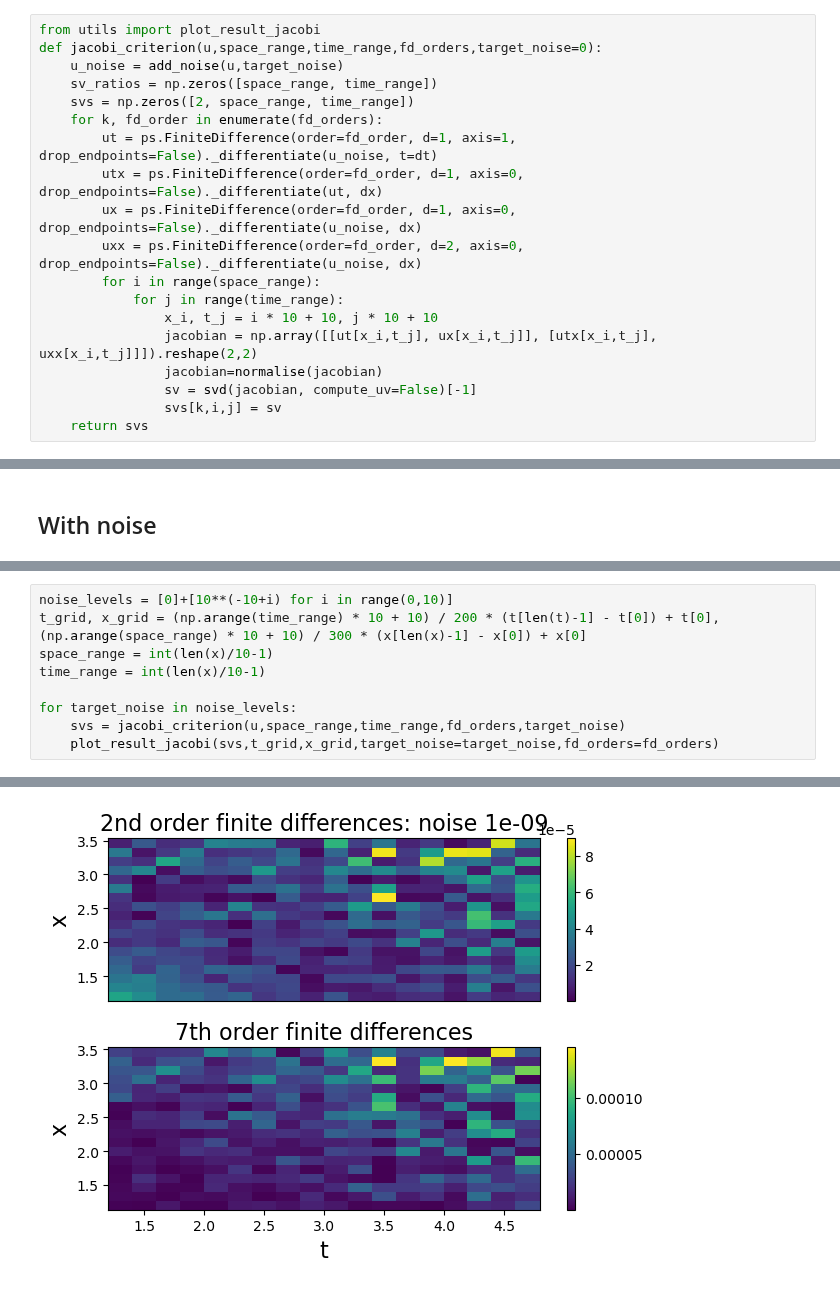
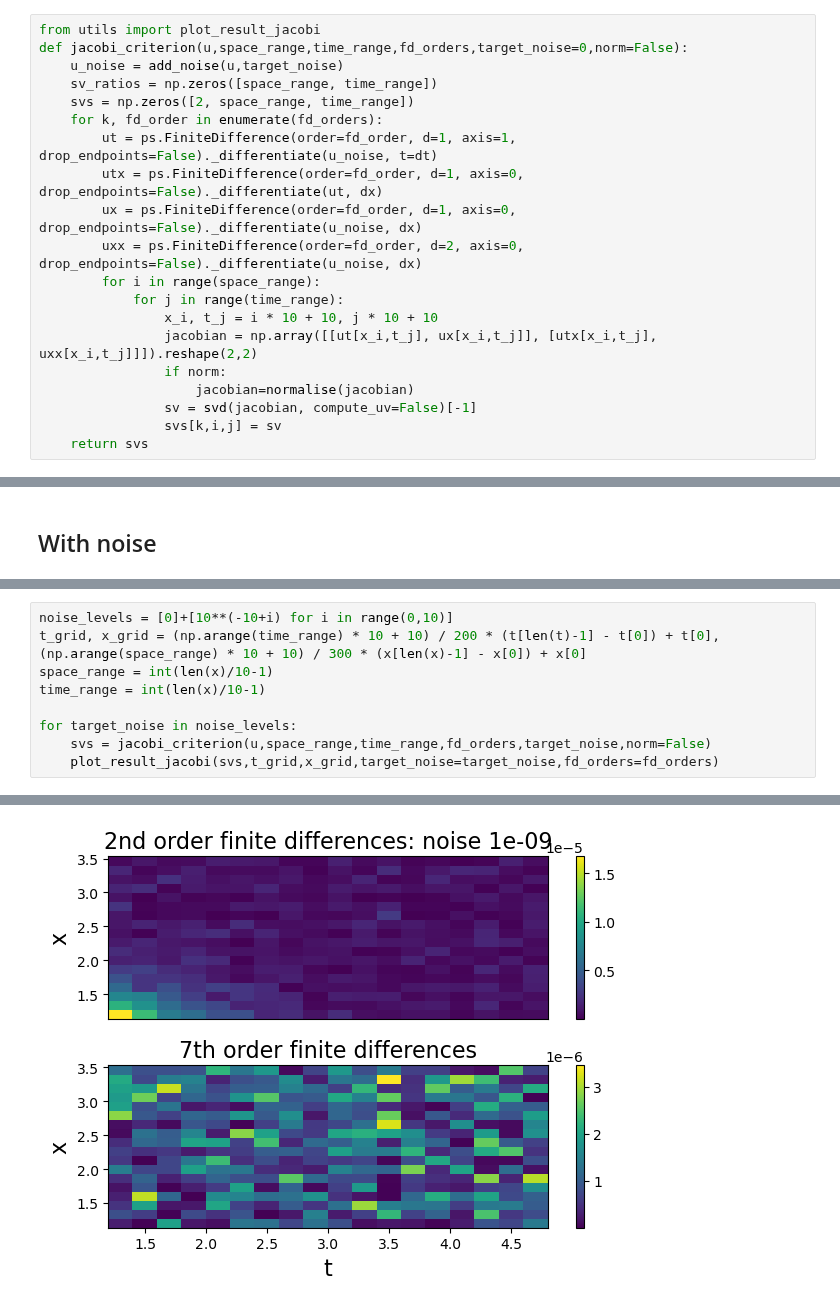
Before and after one commit to HillaryHauger/robust-identifiability-symbolic-recovery, a Jupyter notebook: My Experiments/Polynomial PDE Noise.ipynb, the cells around one changed output, grey strips where cells are left out. Saved outputs shown, nothing was run; the diff lists cells and outputs as text.

Commit message:
Changed Normalisation plots and fixed bug

```diff
--- a/My Experiments/Polynomial PDE Noise.ipynb
+++ b/My Experiments/Polynomial PDE Noise.ipynb
@@ -83,7 +81,7 @@ We already know that the equation is not unique. Assuming we know that the funct
 ### Jacobi criterion
 # %%
 from utils import plot_result_jacobi
-def jacobi_criterion(u,space_range,time_range,fd_orders,target_noise=0):
+def jacobi_criterion(u,space_range,time_range,fd_orders,target_noise=0,norm=False):
     u_noise = add_noise(u,target_noise)
     sv_ratios = np.zeros([space_range, time_range])
     svs = np.zeros([2, space_range, time_range])
@@ -96,7 +94,8 @@ def jacobi_criterion(u,space_range,time_range,fd_orders,target_noise=0):
             for j in range(time_range):
                 x_i, t_j = i * 10 + 10, j * 10 + 10
                 jacobian = np.array([[ut[x_i,t_j], ux[x_i,t_j]], [utx[x_i,t_j], uxx[x_i,t_j]]]).reshape(2,2)
-                jacobian=normalise(jacobian)
+                if norm:
+                    jacobian=normalise(jacobian)
                 sv = svd(jacobian, compute_uv=False)[-1]
                 svs[k,i,j] = sv
     return svs
@@ -124,6 +125,6 @@ space_range = int(len(x)/10-1)
 time_range = int(len(x)/10-1)
 
 for target_noise in noise_levels:
-    svs = jacobi_criterion(u,space_range,time_range,fd_orders,target_noise)
+    svs = jacobi_criterion(u,space_range,time_range,fd_orders,target_noise,norm=False)
     plot_result_jacobi(svs,t_grid,x_grid,target_noise=target_noise,fd_orders=fd_orders)
 # %% [output]
@@ -132 +133 @@ for target_noise in noise_levels:
-[figure, old version]
+[figure, new version]
```
Also changed, not shown: parts of 6 cells of this notebook, 7 other files.
